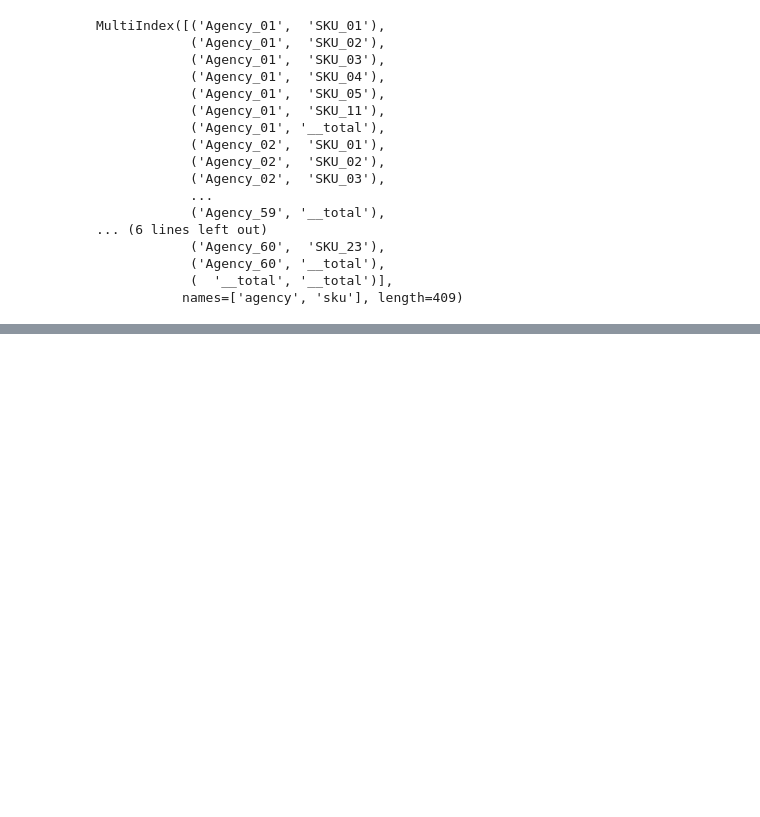
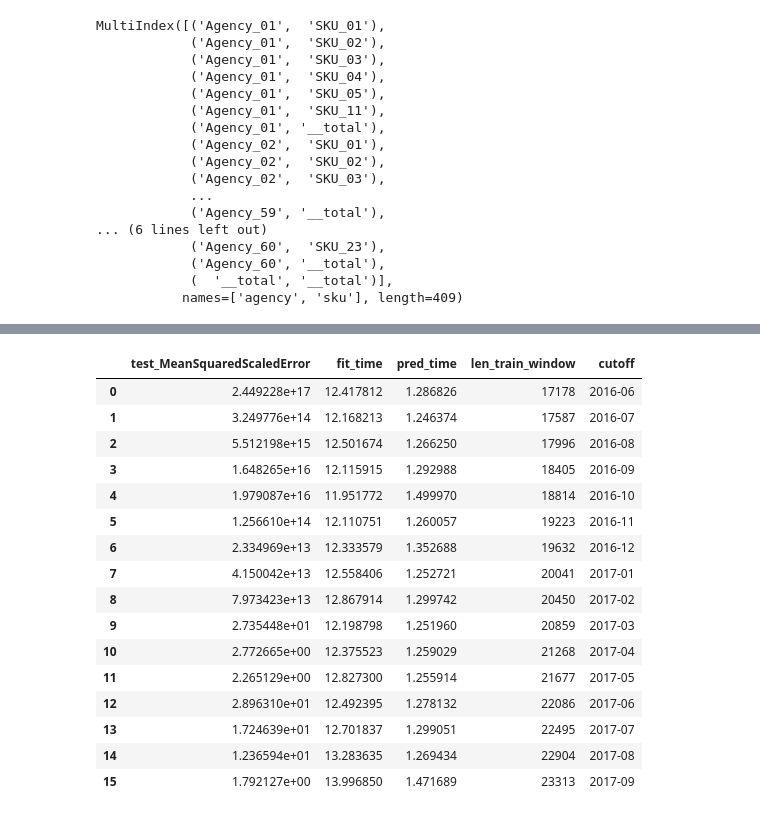
Before and after one commit to sktime/sktime-tutorial-euroscipy2024, a Jupyter notebook: notebooks/02_hierarchical_forecasting.ipynb, the cells around one changed output, grey strips where cells are left out. Cells and saved outputs as stored; diff of their text form; code cells hidden in the pictures; blank space fills up the shorter version.

```diff
--- a/notebooks/02_hierarchical_forecasting.ipynb
+++ b/notebooks/02_hierarchical_forecasting.ipynb
@@ -628,0 +423,2 @@ metric(y_train=y_train, y_true=y_test, y_pred=test_predictions.loc[y_test.index]
+# %%
+cv = ExpandingWindowSplitter(fh=[1, 2, 3, 4], initial_window=36, step_length=24)
@@ -628,0 +565,21 @@ metric(y_train=y_train, y_true=y_test, y_pred=test_predictions.loc[y_test.index]
+# %%
+tune_ensemble = ForecastingOptunaSearchCV(
+    forecaster=multiplex_ensemble,
+    param_grid={
+        "total__selected_forecaster": CategoricalDistribution(
+            ["ets", "prophet", "naive"]
+        ),
+        "agency__selected_forecaster": CategoricalDistribution(
+            ["ets", "prophet", "naive"]
+        ),
+        "sku__selected_forecaster": CategoricalDistribution(
+            ["ets", "prophet", "naive"]
+        ),
+    },
+    cv=cv,
+    n_evals=10,
+    error_score="raise",
+)
+
+
+tune_ensemble.fit(y_train)
@@ -628,0 +616,37 @@ metric(y_train=y_train, y_true=y_test, y_pred=test_predictions.loc[y_test.index]
+# %%
+from sktime.split import ExpandingWindowSplitter
+
+cv = ExpandingWindowSplitter(
+    initial_window=len(y_train.index.get_level_values(-1).unique()),
+    fh=[0, 1, 2, 3],
+)
+# %%
+from sktime.forecasting.model_evaluation import evaluate
+from sktime.performance_metrics.forecasting import MeanSquaredScaledError
+
+results = evaluate(
+    tune_ensemble.best_forecaster_,
+    cv=cv,
+    y=y,
+    scoring=MeanSquaredScaledError(multilevel="uniform_average")
+)
+# %%
+results
+# %% [output]
+|  | test_MeanSquaredScaledError | fit_time | pred_time | len_train_window | cutoff |
+| 0 | 2.449228e+17 | 12.417812 | 1.286826 | 17178 | 2016-06 |
+| 1 | 3.249776e+14 | 12.168213 | 1.246374 | 17587 | 2016-07 |
+| 2 | 5.512198e+15 | 12.501674 | 1.266250 | 17996 | 2016-08 |
+| 3 | 1.648265e+16 | 12.115915 | 1.292988 | 18405 | 2016-09 |
+| 4 | 1.979087e+16 | 11.951772 | 1.499970 | 18814 | 2016-10 |
+| 5 | 1.256610e+14 | 12.110751 | 1.260057 | 19223 | 2016-11 |
+| 6 | 2.334969e+13 | 12.333579 | 1.352688 | 19632 | 2016-12 |
+| 7 | 4.150042e+13 | 12.558406 | 1.252721 | 20041 | 2017-01 |
+| 8 | 7.973423e+13 | 12.867914 | 1.299742 | 20450 | 2017-02 |
+| 9 | 2.735448e+01 | 12.198798 | 1.251960 | 20859 | 2017-03 |
+| 10 | 2.772665e+00 | 12.375523 | 1.259029 | 21268 | 2017-04 |
+| 11 | 2.265129e+00 | 12.827300 | 1.255914 | 21677 | 2017-05 |
+| 12 | 2.896310e+01 | 12.492395 | 1.278132 | 22086 | 2017-06 |
+| 13 | 1.724639e+01 | 12.701837 | 1.299051 | 22495 | 2017-07 |
+| 14 | 1.236594e+01 | 13.283635 | 1.269434 | 22904 | 2017-08 |
+| 15 | 1.792127e+00 | 13.996850 | 1.471689 | 23313 | 2017-09 |
```
Also changed, not shown: parts of 88 cells of this notebook, 8 other files.
